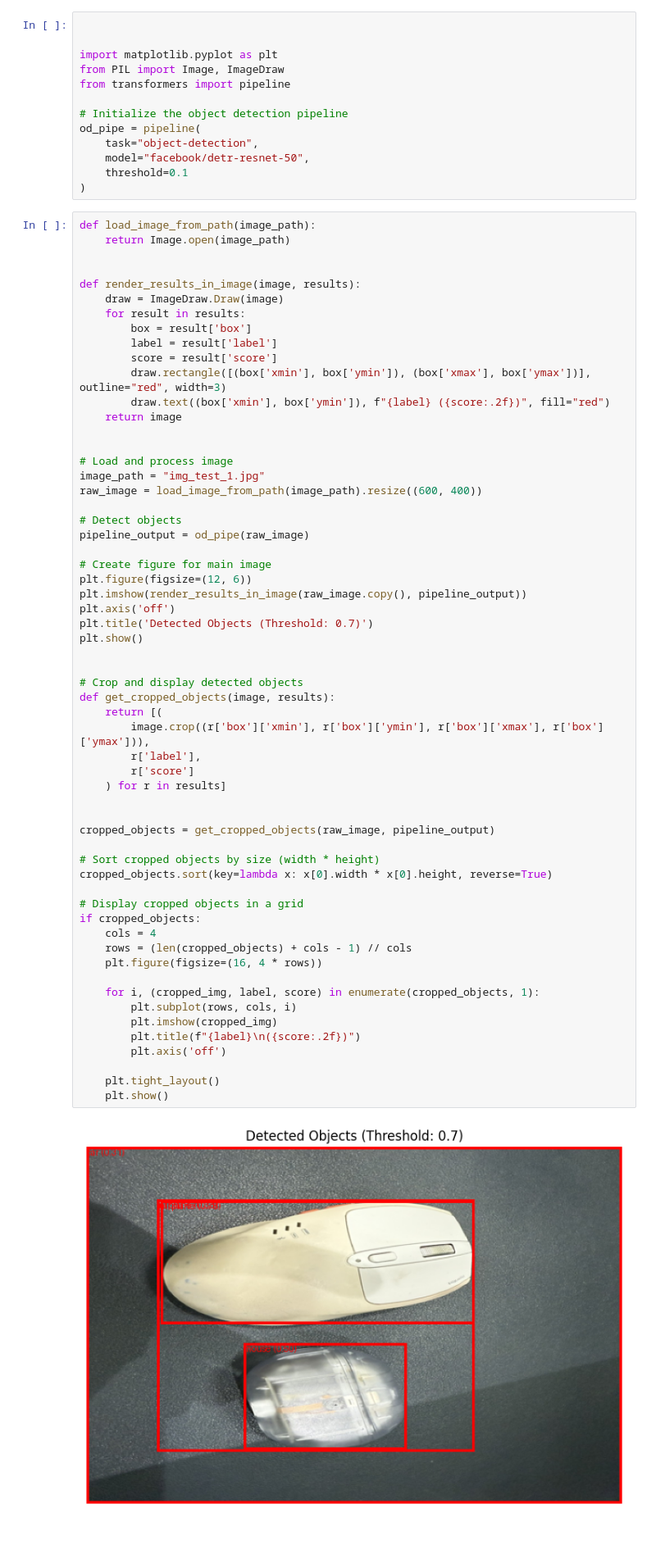
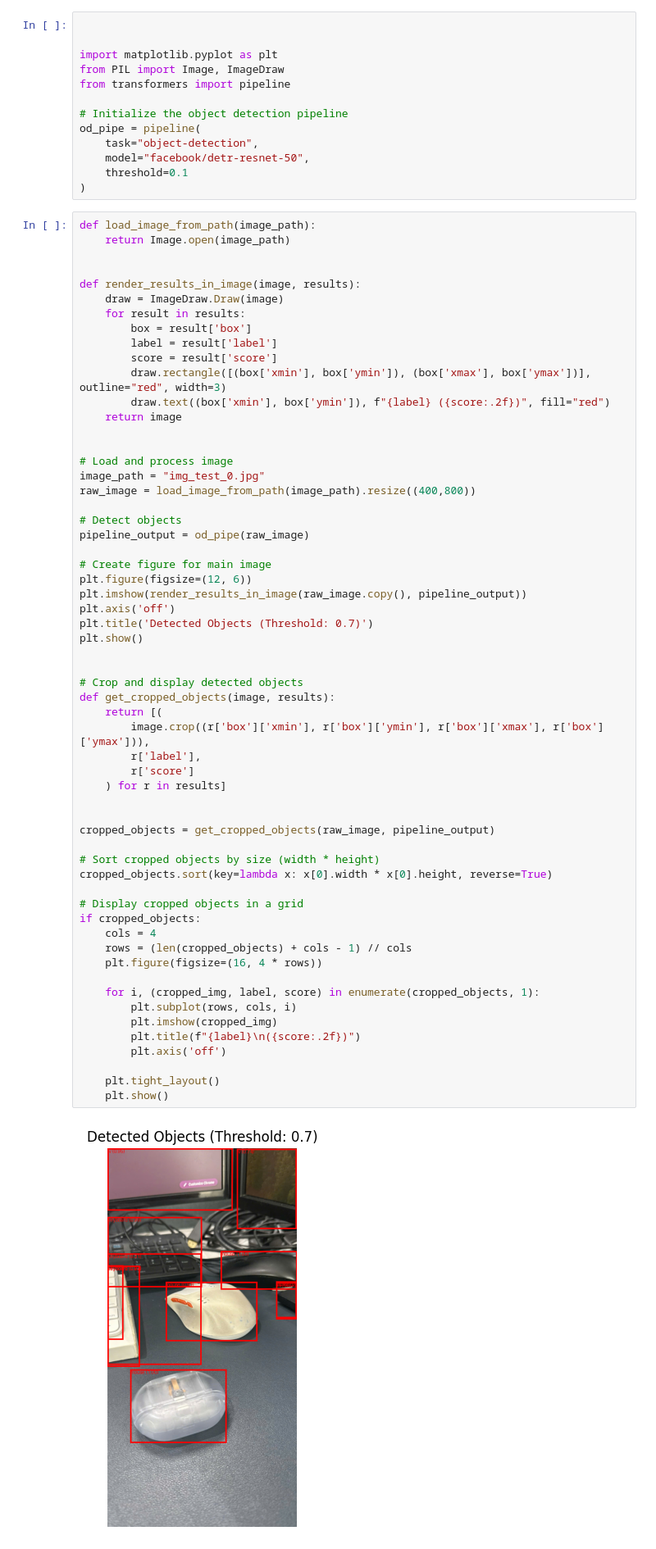
Before and after one commit to thanh54833/model_ai, a Jupyter notebook: notebook/convert_to_model.ipynb, the cells around one changed output. Shown at 82% size. Saved outputs shown, nothing was run; the diff lists cells and outputs as text.

```diff
--- a/notebook/convert_to_model.ipynb
+++ b/notebook/convert_to_model.ipynb
@@ -28,8 +28,8 @@ def render_results_in_image(image, results):
 
 
 # Load and process image
-image_path = "img_test_1.jpg"
-raw_image = load_image_from_path(image_path).resize((600, 400))
+image_path = "img_test_0.jpg"
+raw_image = load_image_from_path(image_path).resize((400,800))
 
 # Detect objects
 pipeline_output = od_pipe(raw_image)
@@ -44,31 +44,31 @@ plt.show()
 
 # Crop and display detected objects
 def get_cropped_objects(image, results):
     return [(
         image.crop((r['box']['xmin'], r['box']['ymin'], r['box']['xmax'], r['box']['ymax'])),
         r['label'],
         r['score']
     ) for r in results]
 
 
 cropped_objects = get_cropped_objects(raw_image, pipeline_output)
 
 # Sort cropped objects by size (width * height)
 cropped_objects.sort(key=lambda x: x[0].width * x[0].height, reverse=True)
 
 # Display cropped objects in a grid
 if cropped_objects:
     cols = 4
     rows = (len(cropped_objects) + cols - 1) // cols
     plt.figure(figsize=(16, 4 * rows))
 
     for i, (cropped_img, label, score) in enumerate(cropped_objects, 1):
         plt.subplot(rows, cols, i)
         plt.imshow(cropped_img)
         plt.title(f"{label}\n({score:.2f})")
         plt.axis('off')
 
     plt.tight_layout()
     plt.show()
 # %% [output]
-[figure, old version]
+[figure, new version]
```
Also changed, not shown: parts of 2 cells of this notebook.
